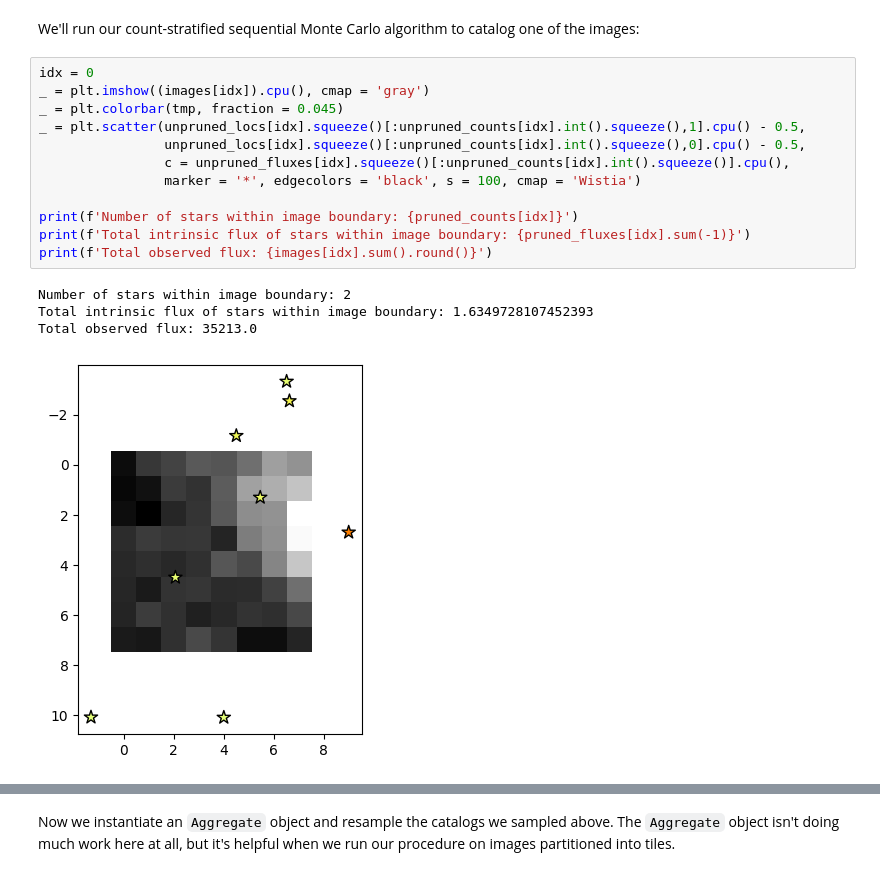
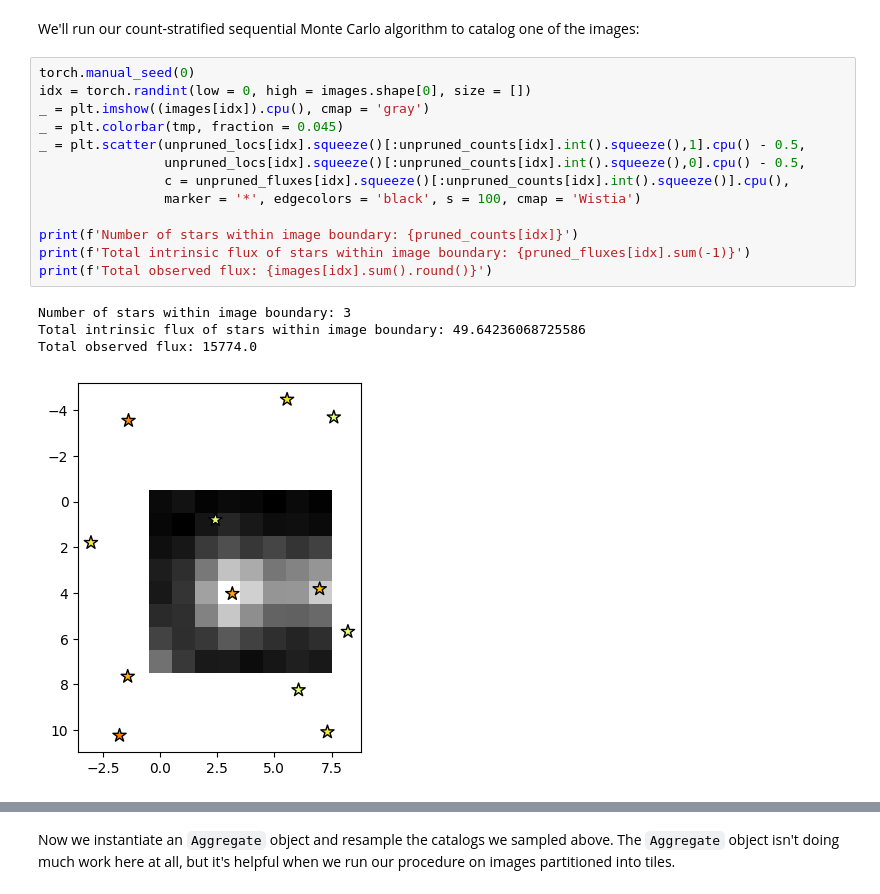
Before and after one commit to timwhite0/smcdet, a Jupyter notebook: experiments/manuscript/m71_manyimages/simulator_checks.ipynb, the cells around one changed output, grey strips where cells are left out. Cells and saved outputs as stored; diff of their text form.

```diff
--- a/experiments/manuscript/m71_manyimages/simulator_checks.ipynb
+++ b/experiments/manuscript/m71_manyimages/simulator_checks.ipynb
@@ -118,22 +120,23 @@ fig.tight_layout()
 # %% [markdown]
 We'll run our count-stratified sequential Monte Carlo algorithm to catalog one of the images:
 # %%
-idx = 0
+torch.manual_seed(0)
+idx = torch.randint(low = 0, high = images.shape[0], size = [])
 _ = plt.imshow((images[idx]).cpu(), cmap = 'gray')
 _ = plt.colorbar(tmp, fraction = 0.045)
 _ = plt.scatter(unpruned_locs[idx].squeeze()[:unpruned_counts[idx].int().squeeze(),1].cpu() - 0.5,
                 unpruned_locs[idx].squeeze()[:unpruned_counts[idx].int().squeeze(),0].cpu() - 0.5,
                 c = unpruned_fluxes[idx].squeeze()[:unpruned_counts[idx].int().squeeze()].cpu(),
                 marker = '*', edgecolors = 'black', s = 100, cmap = 'Wistia')
 
 print(f'Number of stars within image boundary: {pruned_counts[idx]}')
 print(f'Total intrinsic flux of stars within image boundary: {pruned_fluxes[idx].sum(-1)}')
 print(f'Total observed flux: {images[idx].sum().round()}')
 # %% [output]
-Number of stars within image boundary: 2
-Total intrinsic flux of stars within image boundary: 1.6349728107452393
-Total observed flux: 35213.0
+Number of stars within image boundary: 3
+Total intrinsic flux of stars within image boundary: 49.64236068725586
+Total observed flux: 15774.0
-[figure, old version]
+[figure, new version]
 # %%
 tile_dim = 8
 pad = 1
```
Also changed, not shown: parts of 11 cells of this notebook, 2 other files.
